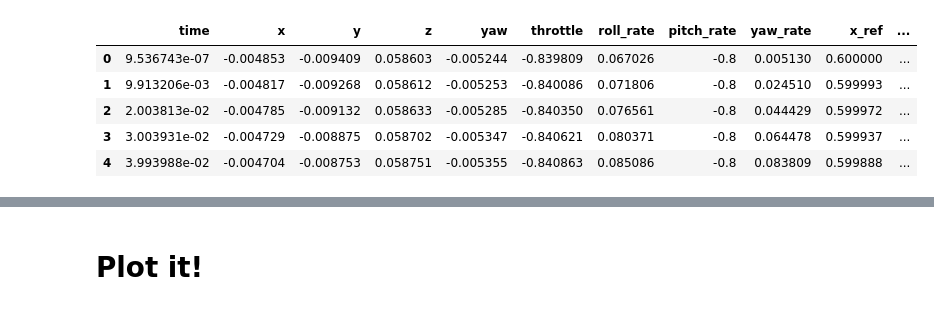
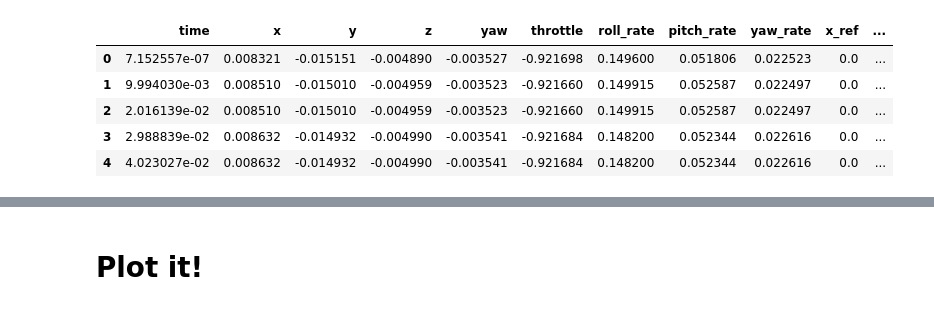
Before and after one commit to evannsm/test_stuff, a Jupyter notebook: final_wardi_files/src/quad_mpc/quad_mpc/data_analysis/updated_data_analysis.ipynb, the cells around one changed output, grey strips where cells are left out. Cells and saved outputs as stored; diff of their text form; code cells hidden in the pictures.

```diff
--- a/final_wardi_files/src/quad_mpc/quad_mpc/data_analysis/updated_data_analysis.ipynb
+++ b/final_wardi_files/src/quad_mpc/quad_mpc/data_analysis/updated_data_analysis.ipynb
@@ -2,19 +2,19 @@
 import pandas as pd
 from utils import make_plot, rmse
 # %%
-log_file_path = 'mpc_helix_spin_mihir_psi.log' #'vertcirc_1_OG.log' #helix_spin_0.log #helix_spin_1_OG.log #helix_spin_jax.log #vertcirc_1_NEW.log
+log_file_path = 'log1.log' #'vertcirc_1_OG.log' #helix_spin_0.log #helix_spin_1_OG.log #helix_spin_jax.log #vertcirc_1_NEW.log
 # Reading the .log file into a pandas DataFrame
 df_log = pd.read_csv(log_file_path, header=0, dtype={'metadata': str})
 
 # Display the first few rows to confirm successful import
 df_log.head()
 # %% [output]
 |  | time | x | y | z | yaw | throttle | roll_rate | pitch_rate | yaw_rate | x_ref | ... |
-| 0 | 9.536743e-07 | -0.004853 | -0.009409 | 0.058603 | -0.005244 | -0.839809 | 0.067026 | -0.8 | 0.005130 | 0.600000 | ... |
-| 1 | 9.913206e-03 | -0.004817 | -0.009268 | 0.058612 | -0.005253 | -0.840086 | 0.071806 | -0.8 | 0.024510 | 0.599993 | ... |
-| 2 | 2.003813e-02 | -0.004785 | -0.009132 | 0.058633 | -0.005285 | -0.840350 | 0.076561 | -0.8 | 0.044429 | 0.599972 | ... |
-| 3 | 3.003931e-02 | -0.004729 | -0.008875 | 0.058702 | -0.005347 | -0.840621 | 0.080371 | -0.8 | 0.064478 | 0.599937 | ... |
-| 4 | 3.993988e-02 | -0.004704 | -0.008753 | 0.058751 | -0.005355 | -0.840863 | 0.085086 | -0.8 | 0.083809 | 0.599888 | ... |
+| 0 | 7.152557e-07 | 0.008321 | -0.015151 | -0.004890 | -0.003527 | -0.921698 | 0.149600 | 0.051806 | 0.022523 | 0.0 | ... |
+| 1 | 9.994030e-03 | 0.008510 | -0.015010 | -0.004959 | -0.003523 | -0.921660 | 0.149915 | 0.052587 | 0.022497 | 0.0 | ... |
+| 2 | 2.016139e-02 | 0.008510 | -0.015010 | -0.004959 | -0.003523 | -0.921660 | 0.149915 | 0.052587 | 0.022497 | 0.0 | ... |
+| 3 | 2.988839e-02 | 0.008632 | -0.014932 | -0.004990 | -0.003541 | -0.921684 | 0.148200 | 0.052344 | 0.022616 | 0.0 | ... |
+| 4 | 4.023027e-02 | 0.008632 | -0.014932 | -0.004990 | -0.003541 | -0.921684 | 0.148200 | 0.052344 | 0.022616 | 0.0 | ... |
 # %%
 actual_values = df_log[['x', 'y', 'z', 'yaw']].to_numpy()
 reference_values = df_log[['x_ref', 'y_ref', 'z_ref', 'yaw_ref']].to_numpy()
```
Also changed, not shown: parts of 13 cells of this notebook, 17 other files.
